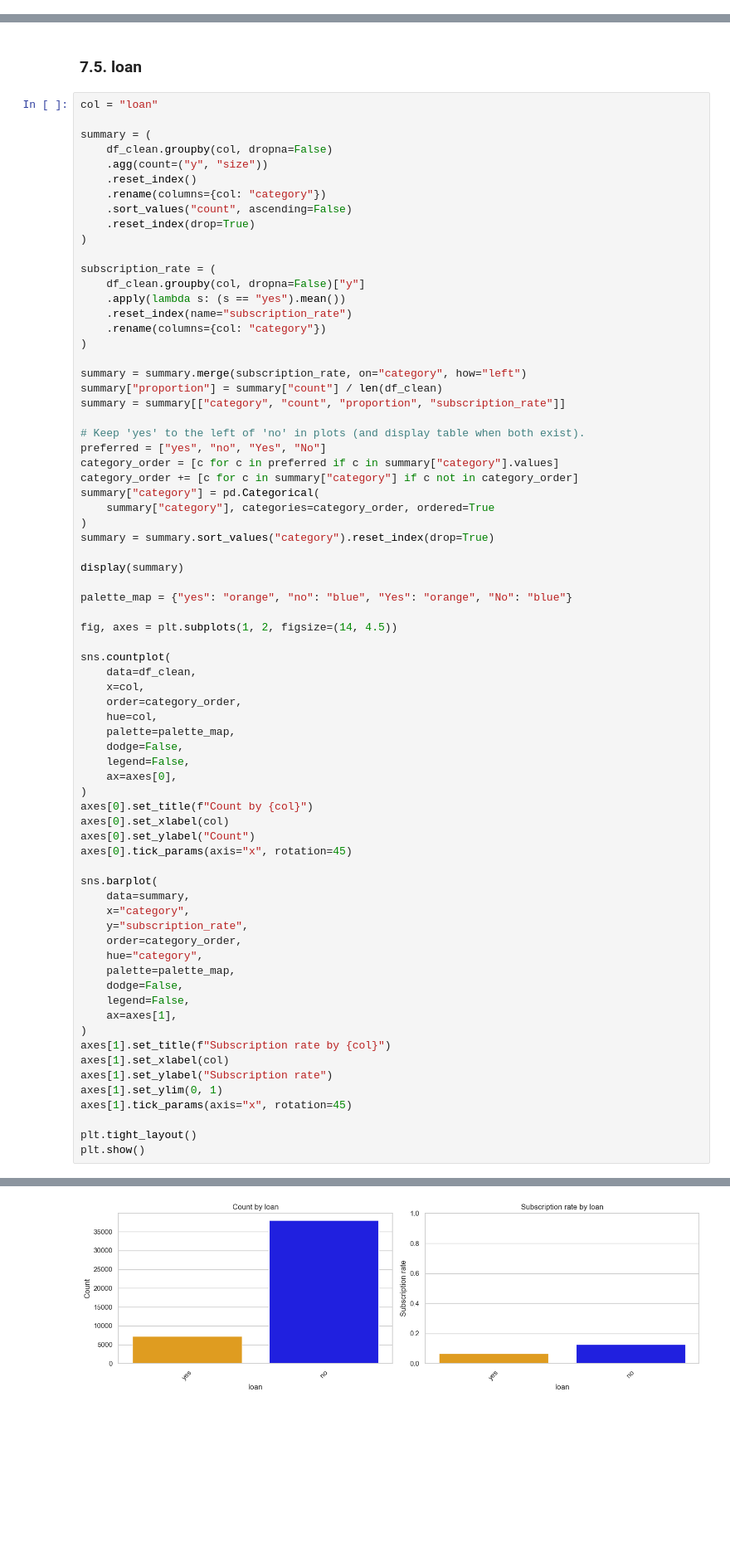
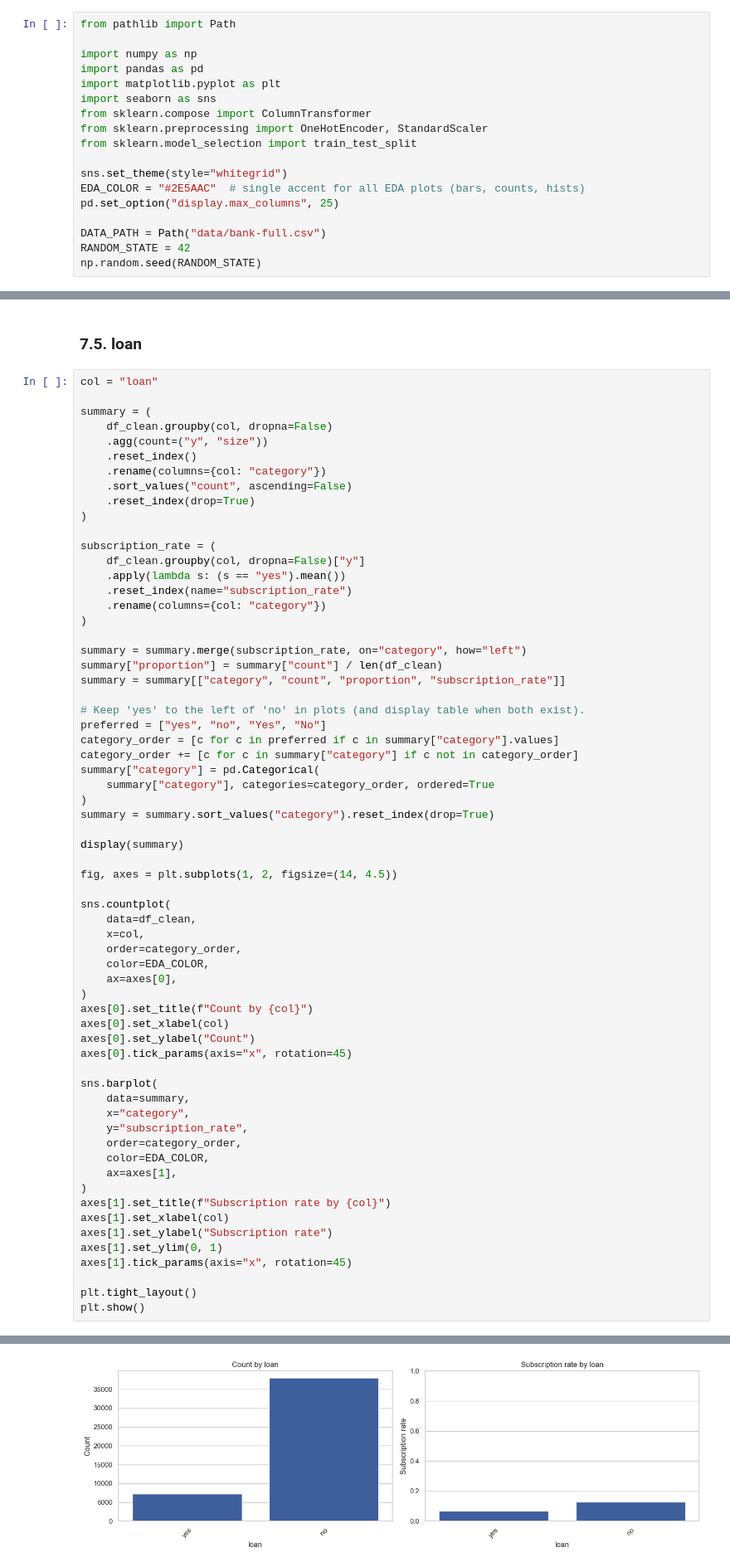
Before and after one commit to tonantzin-real/IDS_705_final_project, a Jupyter notebook: 01_eda.ipynb, the cells around one changed output, grey strips where cells are left out. Shown at 83% size. Drawn from its saved outputs; the diff is of its cells as text; blank space fills up the shorter version.

```diff
--- a/01_eda.ipynb
+++ b/01_eda.ipynb
@@ -74,0 +42,18 @@ Shape: (45211, 17)
+# %%
+from pathlib import Path
+
+import numpy as np
+import pandas as pd
+import matplotlib.pyplot as plt
+import seaborn as sns
+from sklearn.compose import ColumnTransformer
+from sklearn.preprocessing import OneHotEncoder, StandardScaler
+from sklearn.model_selection import train_test_split
+
+sns.set_theme(style="whitegrid")
+EDA_COLOR = "#2E5AAC"  # single accent for all EDA plots (bars, counts, hists)
+pd.set_option("display.max_columns", 25)
+
+DATA_PATH = Path("data/bank-full.csv")
+RANDOM_STATE = 42
+np.random.seed(RANDOM_STATE)
@@ -482,49 +475,41 @@ summary = summary.sort_values("category").reset_index(drop=True)
 
 display(summary)
 
-palette_map = {"yes": "orange", "no": "blue", "Yes": "orange", "No": "blue"}
-
 fig, axes = plt.subplots(1, 2, figsize=(14, 4.5))
 
 sns.countplot(
     data=df_clean,
     x=col,
     order=category_order,
-    hue=col,
-    palette=palette_map,
-    dodge=False,
-    legend=False,
+    color=EDA_COLOR,
     ax=axes[0],
 )
 axes[0].set_title(f"Count by {col}")
 axes[0].set_xlabel(col)
 axes[0].set_ylabel("Count")
 axes[0].tick_params(axis="x", rotation=45)
 
 sns.barplot(
     data=summary,
     x="category",
     y="subscription_rate",
     order=category_order,
-    hue="category",
-    palette=palette_map,
-    dodge=False,
-    legend=False,
+    color=EDA_COLOR,
     ax=axes[1],
 )
 axes[1].set_title(f"Subscription rate by {col}")
 axes[1].set_xlabel(col)
 axes[1].set_ylabel("Subscription rate")
 axes[1].set_ylim(0, 1)
 axes[1].tick_params(axis="x", rotation=45)
 
 plt.tight_layout()
 plt.show()
 # %% [output]
 |  | category | count | proportion | subscription_rate |
 | 0 | yes | 7244 | 0.160226 | 0.066814 |
 | 1 | no | 37967 | 0.839774 | 0.126557 |
-[figure, old version]
+[figure, new version]
 # %% [markdown]
 **Interpretation:** Personal loan holders subscribe at a lower rate, mirroring the housing loan pattern. The combined presence of both housing and personal loans is captured through the `both_housing_and_personal_loan` interaction feature in Section 2.3, which may identify the highest-debt — and thus least likely to subscribe — client segment.
 # %% [markdown]
```
Also changed, not shown: parts of 39 cells of this notebook, 2 other files.
